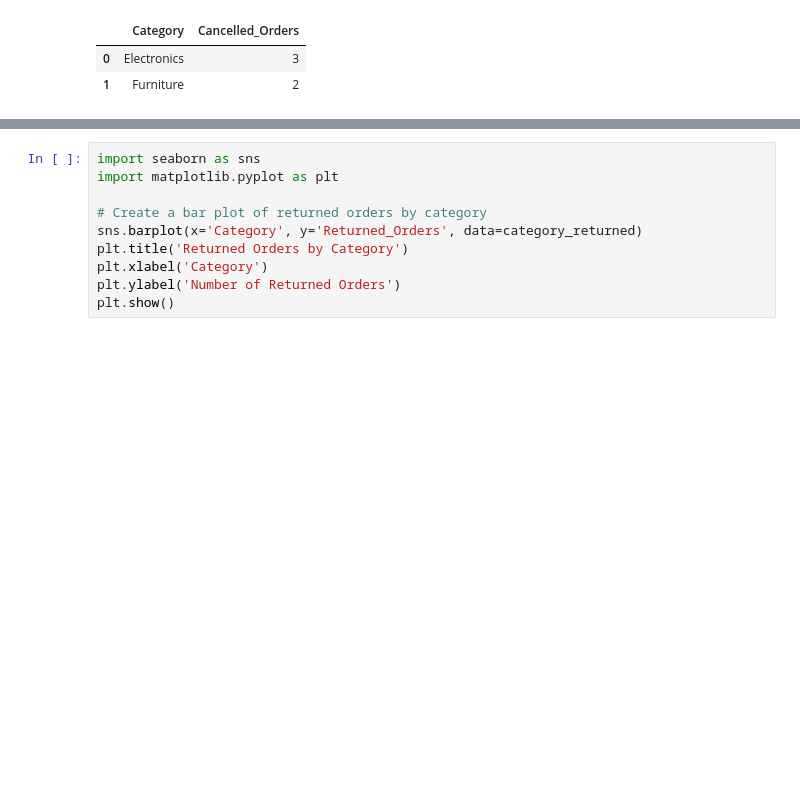
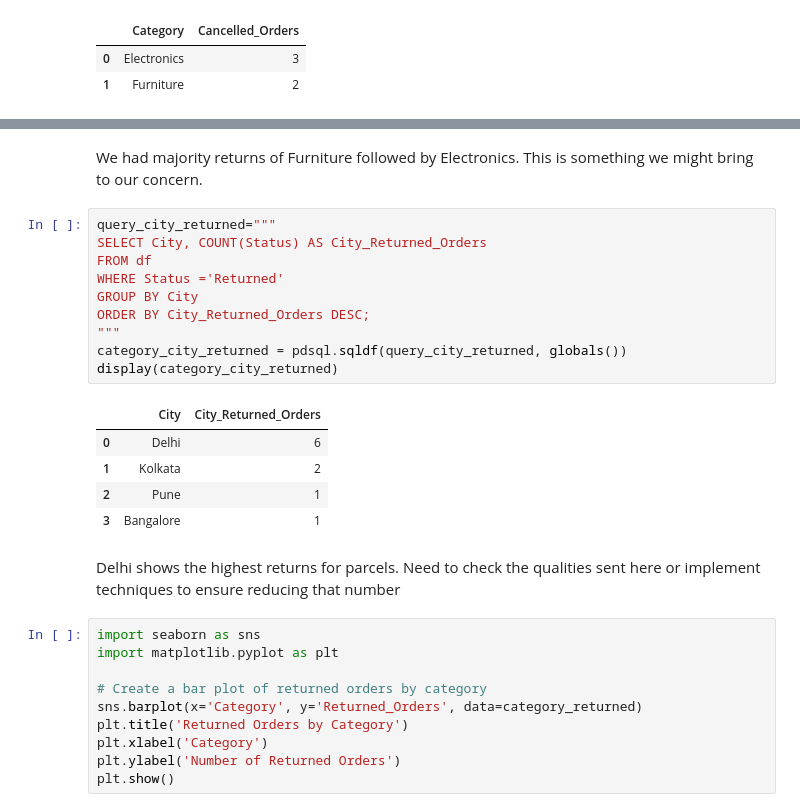
Before and after one commit to PhiWhyyy/E-Commerce-Business-Analysis, a Jupyter notebook: E_Commerce_Business_Analysis_Project.ipynb, the cells around one changed output, grey strips where cells are left out. Saved outputs shown, nothing was run; the diff lists cells and outputs as text; blank space fills up the shorter version.

```diff
--- a/E_Commerce_Business_Analysis_Project.ipynb
+++ b/E_Commerce_Business_Analysis_Project.ipynb
@@ -229,3 +227,23 @@ display(category_returned)
+# %% [markdown]
+We had majority returns of Furniture followed by Electronics. This is something we might bring to our concern.
+# %%
+query_city_returned="""
+SELECT City, COUNT(Status) AS City_Returned_Orders
+FROM df
+WHERE Status ='Returned'
+GROUP BY City
+ORDER BY City_Returned_Orders DESC;
+"""
+category_city_returned = pdsql.sqldf(query_city_returned, globals())
+display(category_city_returned)
+# %% [output]
+|  | City | City_Returned_Orders |
+| 0 | Delhi | 6 |
+| 1 | Kolkata | 2 |
+| 2 | Pune | 1 |
+| 3 | Bangalore | 1 |
+# %% [markdown]
+Delhi shows the highest returns for parcels. Need to check the qualities sent here or implement techniques to ensure reducing that number
 # %%
 import seaborn as sns
 import matplotlib.pyplot as plt
```
Also changed, not shown: parts of 16 cells of this notebook.
